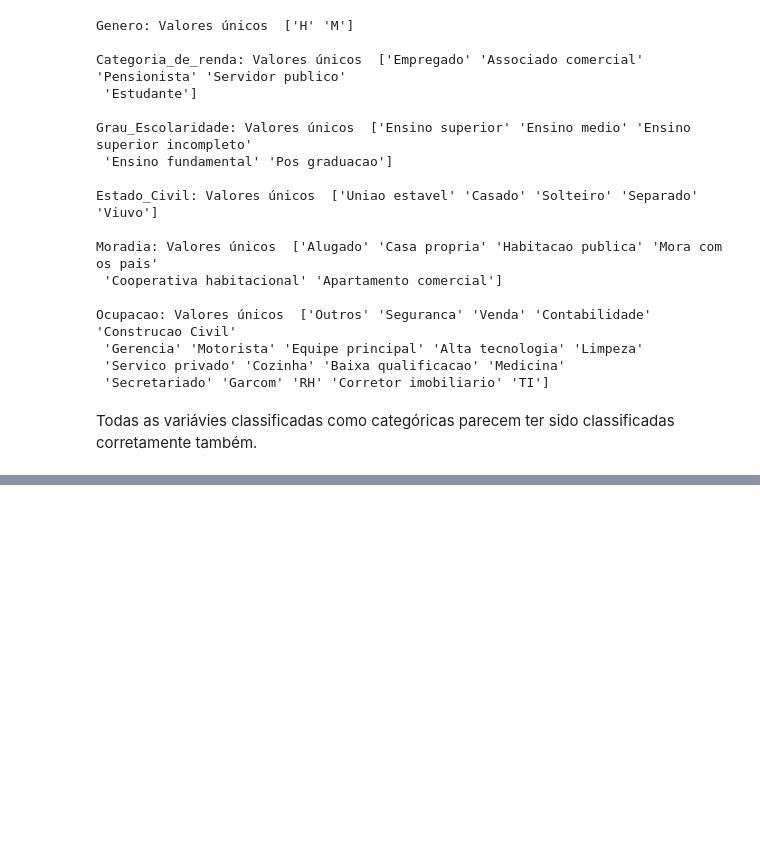
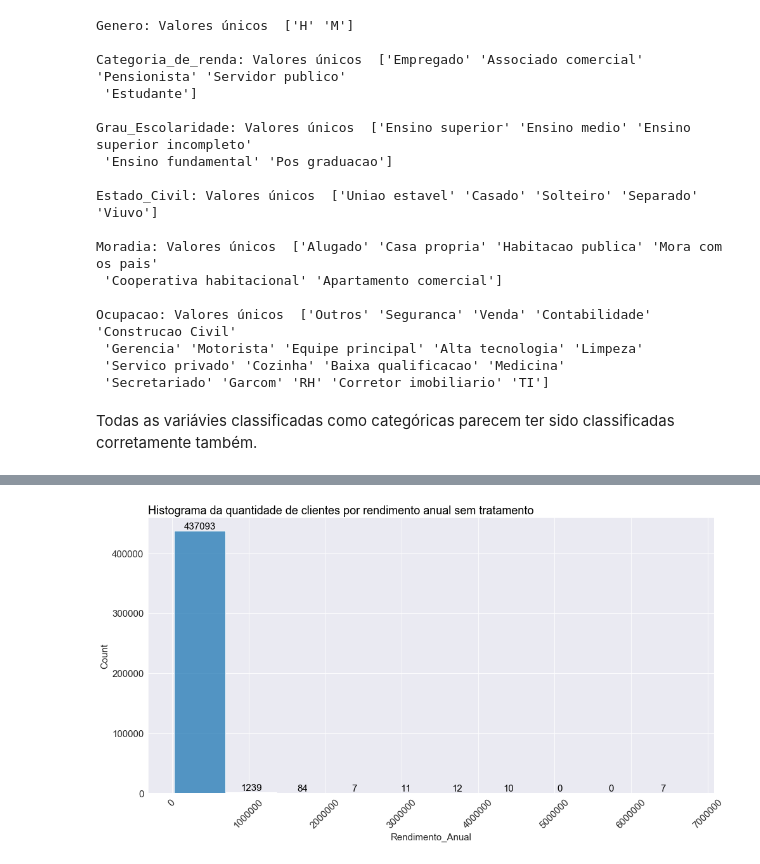
Before and after one commit to PedroHCAlmeida/Bootcamp_alura, a Jupyter notebook: Extra/Aulas_modulo_extra.ipynb, the cells around one changed output, grey strips where cells are left out. Drawn from its saved outputs; the diff is of its cells as text; code cells hidden in the pictures; blank space fills up the shorter version.

```diff
--- a/Extra/Aulas_modulo_extra.ipynb
+++ b/Extra/Aulas_modulo_extra.ipynb
@@ -200,0 +295,3 @@ Todas as variávies classificadas como categóricas parecem ter sido classificad
+# %%
+df_cadastros_ID_unicos['Anos_empregado'] = df_cadastros_ID_unicos['Anos_empregado'].replace(-1000.7, -1)
+df_cadastros_ID_unicos
@@ -200,0 +326,7 @@ Todas as variávies classificadas como categóricas parecem ter sido classificad
+# %%
+ax = plota(sns.histplot, dados=df_cadastros_ID_unicos, x='Rendimento_Anual', bins=10)
+annot_bar(ax)
+plt.title('Histograma da quantidade de clientes por rendimento anual sem tratamento', loc = 'left', color = 'black')
+plt.show()
+# %% [output]
+[figure, added]
```
Also changed, not shown: parts of 86 cells of this notebook.
